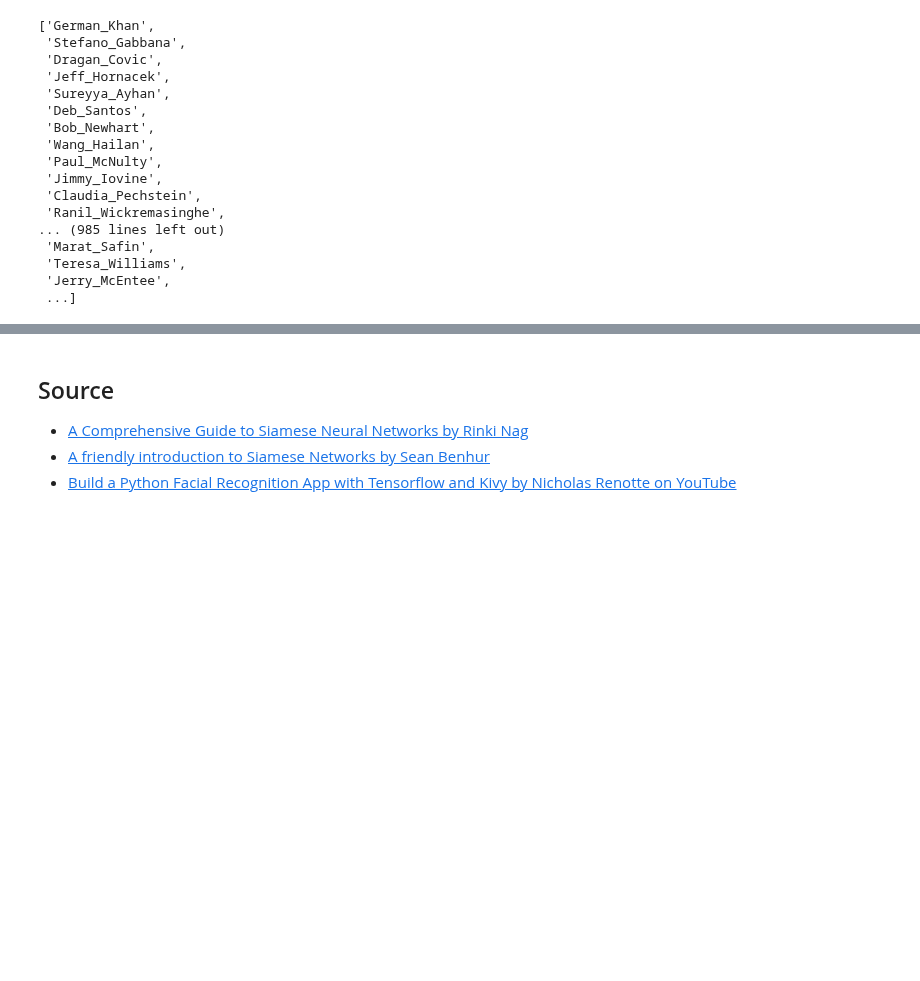
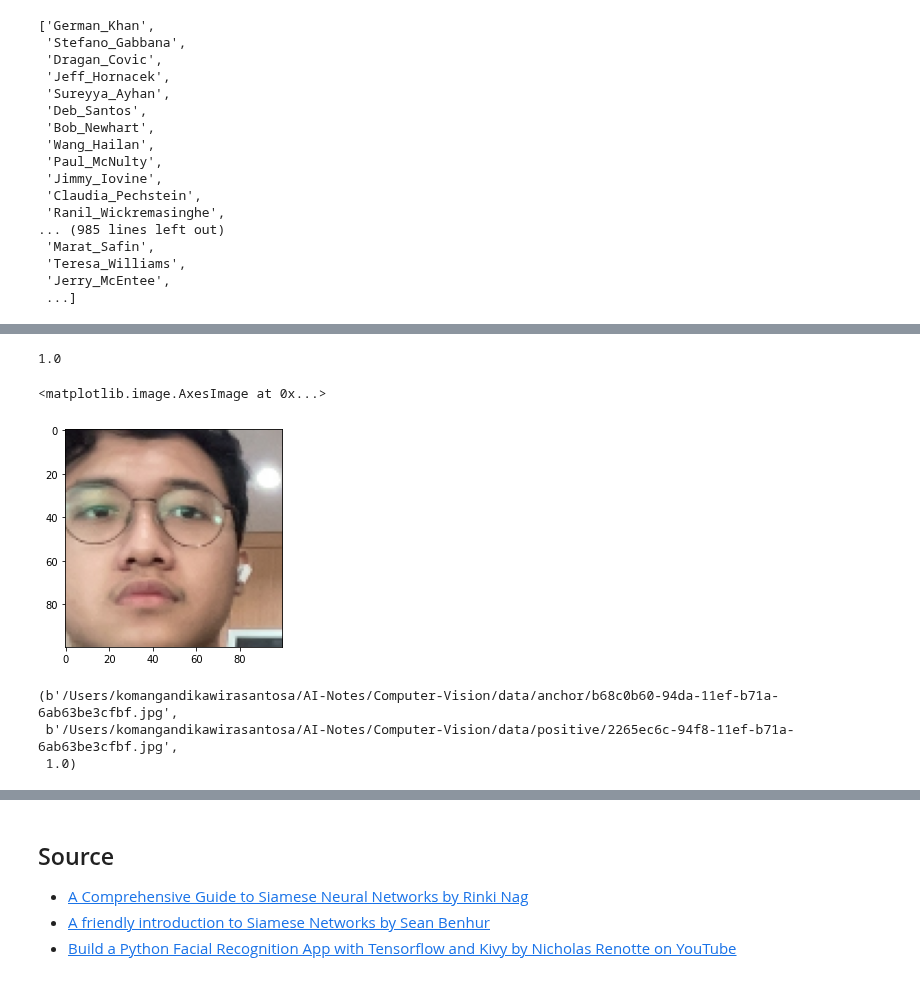
Before and after one commit to KomangAndika/AI-Notes, a Jupyter notebook: Computer-Vision/Siamese-Network.ipynb, the cells around one changed output, grey strips where cells are left out. Saved outputs shown, nothing was run; the diff lists cells and outputs as text; code cells hidden in the pictures; blank space fills up the shorter version.

Commit message:
preprocessing

```diff
--- a/Computer-Vision/Siamese-Network.ipynb
+++ b/Computer-Vision/Siamese-Network.ipynb
@@ -166,0 +193,17 @@ plt.imshow(frame[120:120+250,200:200+250, :])
+# %%
+def preprocess(file_path):
+
+    # Read in image from file path
+    byte_img = tf.io.read_file(file_path)
+    # Load in the image
+    img = tf.io.decode_jpeg(byte_img)
+
+    # Preprocessing steps - resizing the image to be 100x100x3
+    img = tf.image.resize(img, (100,100))
+    # Scale image to be between 0 and 1
+    img = img / 255.0
+
+    # Return image
+    return img
+# %%
+img = preprocess('data/anchor/a1fe56a8-94da-11ef-b71a-6ab63be3cfbf.jpg')
@@ -166,0 +230,9 @@ plt.imshow(frame[120:120+250,200:200+250, :])
+# %%
+img.numpy().max()
+# %% [output]
+1.0
+# %%
+plt.imshow(img)
+# %% [output]
+<matplotlib.image.AxesImage at 0x...>
+[figure, added]
@@ -166,0 +248,6 @@ plt.imshow(frame[120:120+250,200:200+250, :])
+# %%
+exampple
+# %% [output]
+(b'/Users/komangandikawirasantosa/AI-Notes/Computer-Vision/data/anchor/b68c0b60-94da-11ef-b71a-6ab63be3cfbf.jpg',
+ b'/Users/komangandikawirasantosa/AI-Notes/Computer-Vision/data/positive/2265ec6c-94f8-11ef-b71a-6ab63be3cfbf.jpg',
+ 1.0)
```
Also changed, not shown: parts of 27 cells of this notebook, 2 other files.
